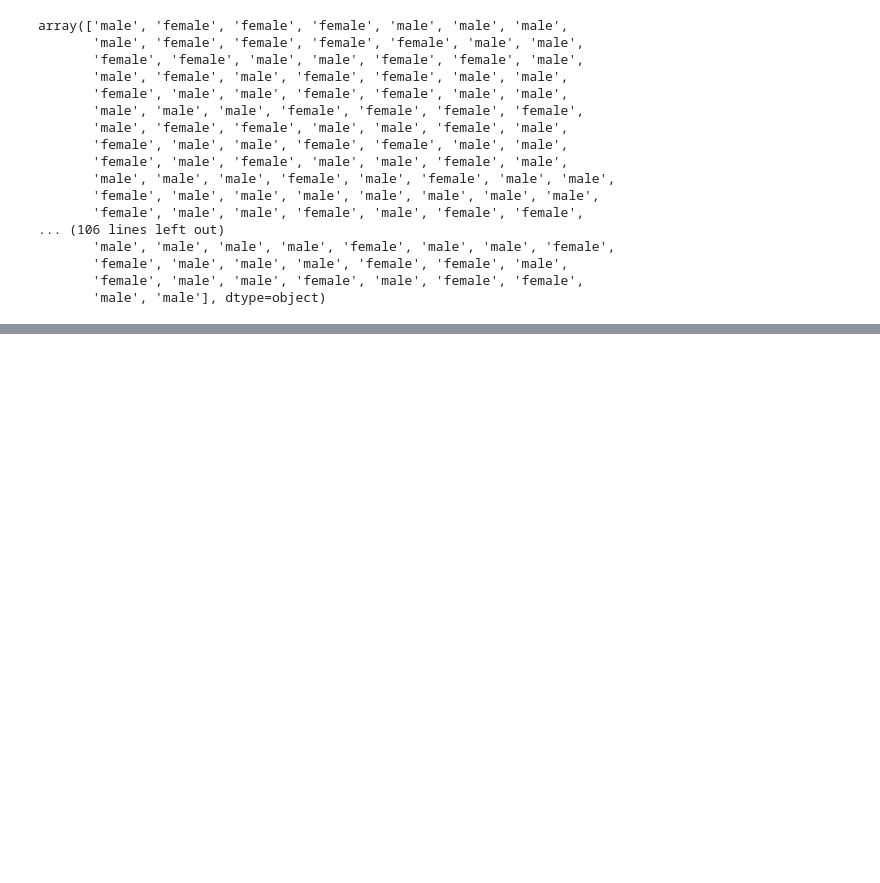
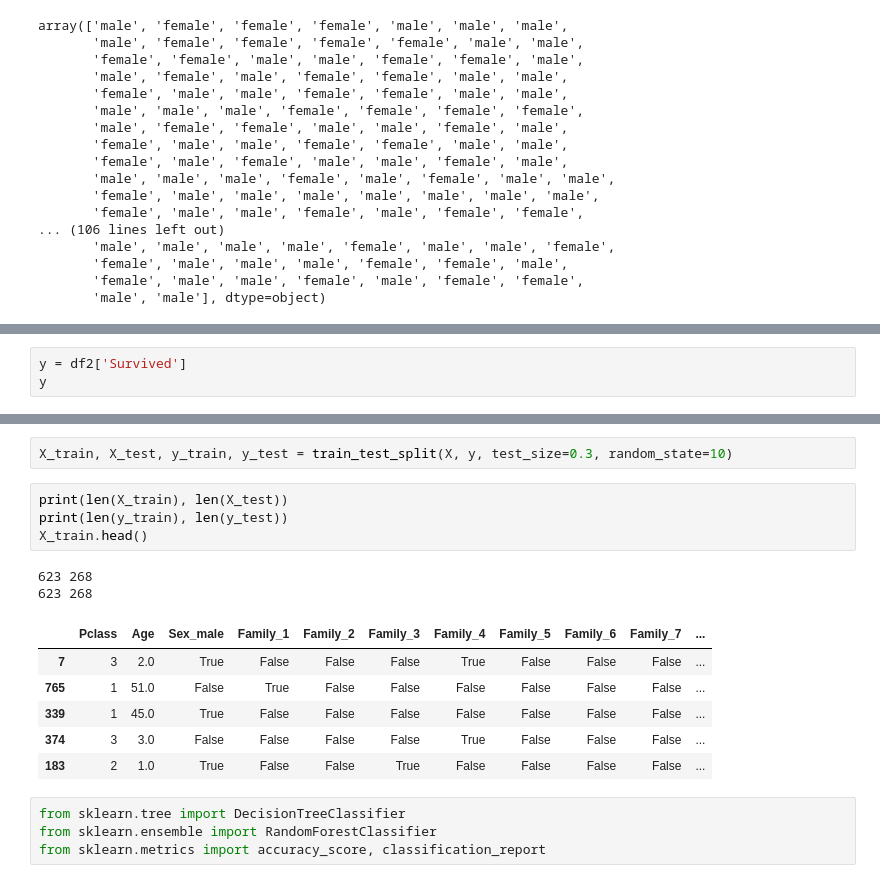
Before and after one commit to haram4th/finech, a Jupyter notebook: 05machine_learning/07EDA_탐색적데이터분석.ipynb, the cells around one changed output, grey strips where cells are left out. Saved outputs shown, nothing was run; the diff lists cells and outputs as text; blank space fills up the shorter version.

```diff
--- a/05machine_learning/07EDA_탐색적데이터분석.ipynb
+++ b/05machine_learning/07EDA_탐색적데이터분석.ipynb
@@ -1282,0 +1313,3 @@ array(['male', 'female', 'female', 'female', 'male', 'male', 'male',
+# %%
+y = df2['Survived']
+y
@@ -1282,0 +1329,19 @@ array(['male', 'female', 'female', 'female', 'male', 'male', 'male',
+# %%
+X_train, X_test, y_train, y_test = train_test_split(X, y, test_size=0.3, random_state=10)
+# %%
+print(len(X_train), len(X_test))
+print(len(y_train), len(y_test))
+X_train.head()
+# %% [output]
+623 268
+623 268
+|  | Pclass | Age | Sex_male | Family_1 | Family_2 | Family_3 | Family_4 | Family_5 | Family_6 | Family_7 | ... |
+| 7 | 3 | 2.0 | True | False | False | False | True | False | False | False | ... |
+| 765 | 1 | 51.0 | False | True | False | False | False | False | False | False | ... |
+| 339 | 1 | 45.0 | True | False | False | False | False | False | False | False | ... |
+| 374 | 3 | 3.0 | False | False | False | False | True | False | False | False | ... |
+| 183 | 2 | 1.0 | True | False | False | True | False | False | False | False | ... |
+# %%
+from sklearn.tree import DecisionTreeClassifier
+from sklearn.ensemble import RandomForestClassifier
+from sklearn.metrics import accuracy_score, classification_report
```
Also changed, not shown: parts of 19 cells of this notebook, 1 other file.
